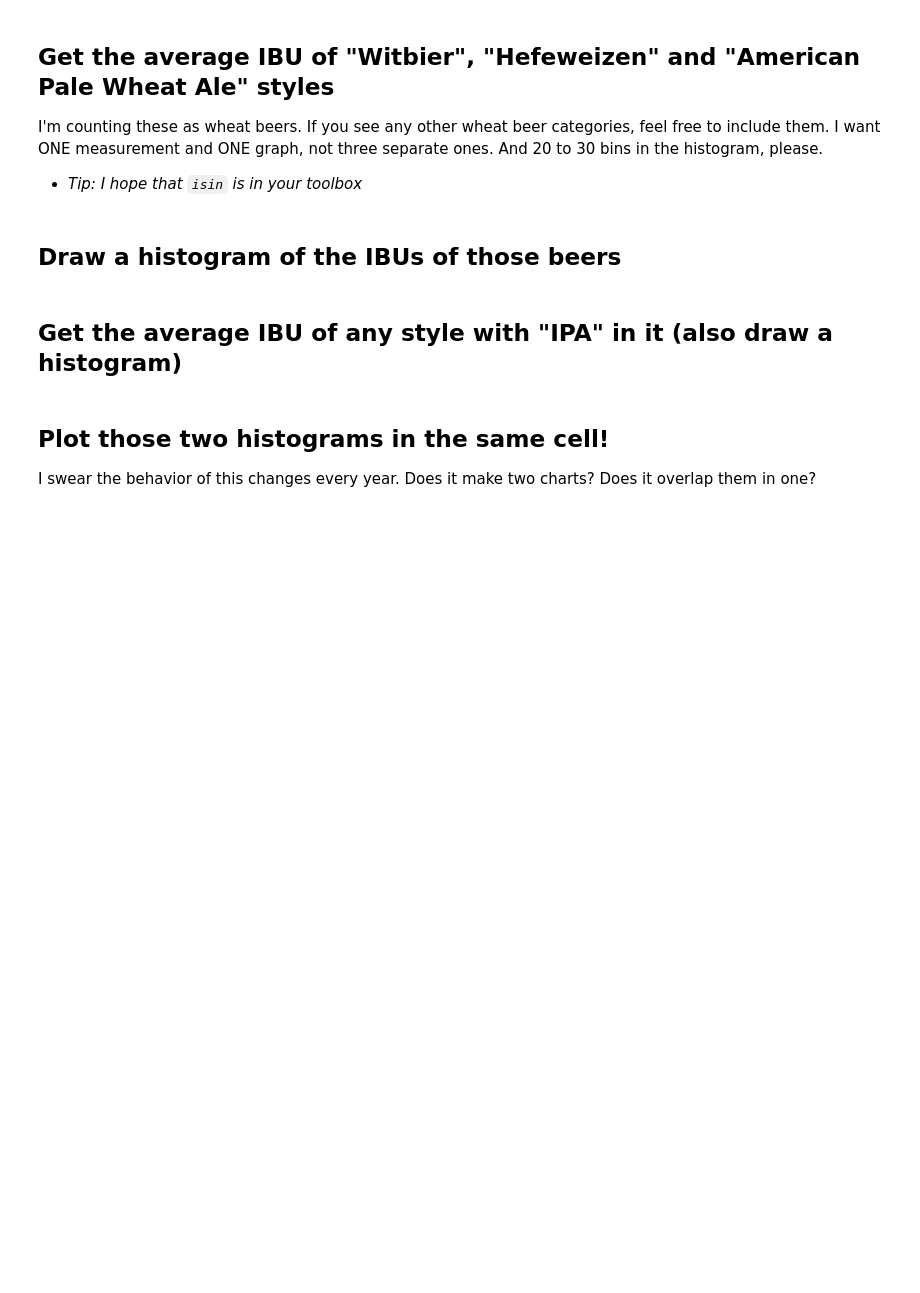
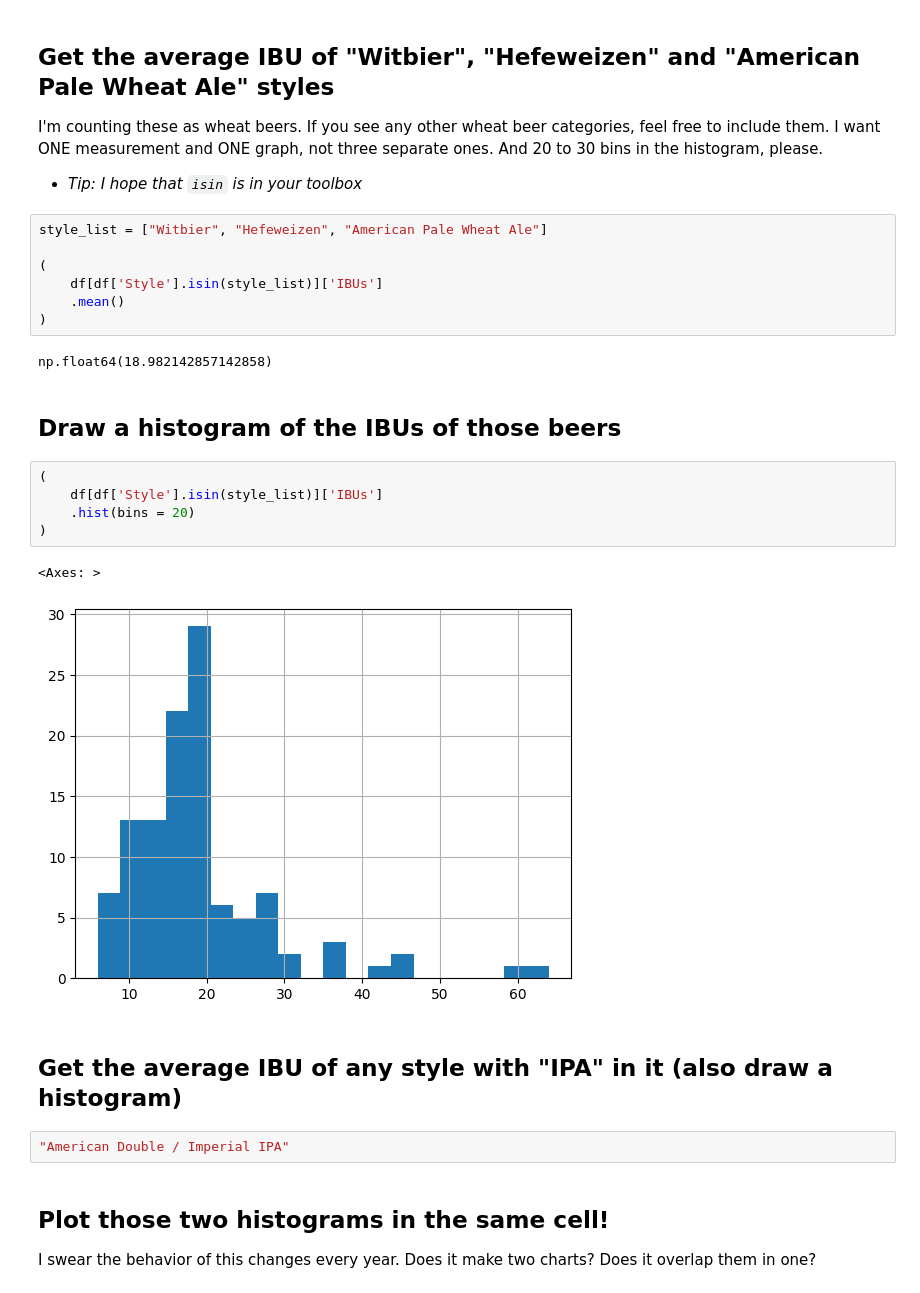
Before and after one commit to olafkoenig/07-homework-updated, a Jupyter notebook: 01-beer/Dataset ONE - Beer cans.ipynb, the cells around one changed output. Drawn from its saved outputs; the diff is of its cells as text; blank space fills up the shorter version.

```diff
--- a/01-beer/Dataset ONE - Beer cans.ipynb
+++ b/01-beer/Dataset ONE - Beer cans.ipynb
@@ -518,10 +518,29 @@ dtype: int64
 I'm counting these as wheat beers. If you see any other wheat beer categories, feel free to include them. I want ONE measurement and ONE graph, not three separate ones. And 20 to 30 bins in the histogram, please.
 
 - *Tip: I hope that `isin` is in your toolbox*
+# %%
+style_list = ["Witbier", "Hefeweizen", "American Pale Wheat Ale"]
+
+(
+    df[df['Style'].isin(style_list)]['IBUs']
+    .mean()
+)
+# %% [output]
+np.float64(18.982142857142858)
 # %% [markdown]
 ## Draw a histogram of the IBUs of those beers
+# %%
+(
+    df[df['Style'].isin(style_list)]['IBUs']
+    .hist(bins = 20)
+)
+# %% [output]
+<Axes: >
+[figure, added]
 # %% [markdown]
 ## Get the average IBU of any style with "IPA" in it (also draw a histogram)
+# %%
+"American Double / Imperial IPA"
 # %% [markdown]
 ## Plot those two histograms in the same cell!
 
```
Also changed, not shown: parts of 2 cells of this notebook.
